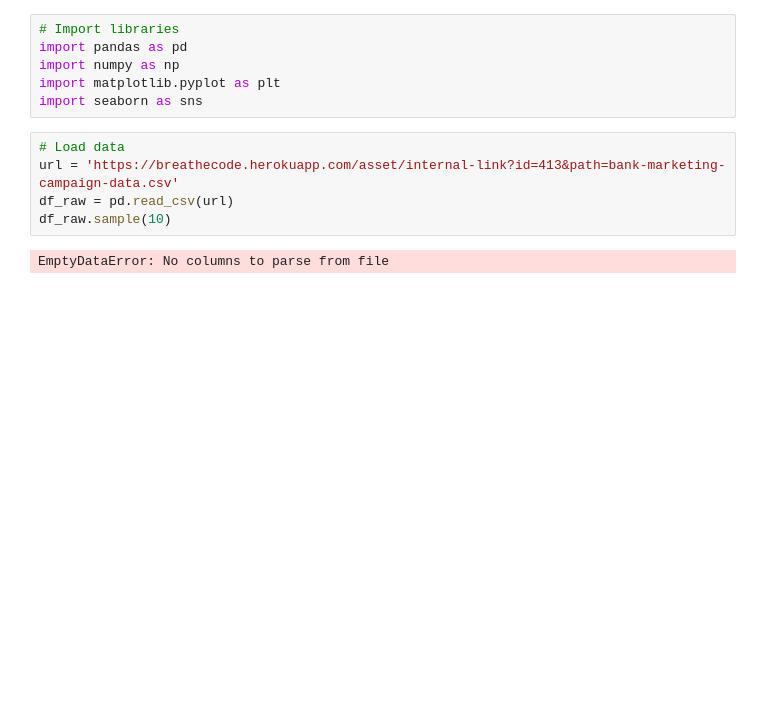
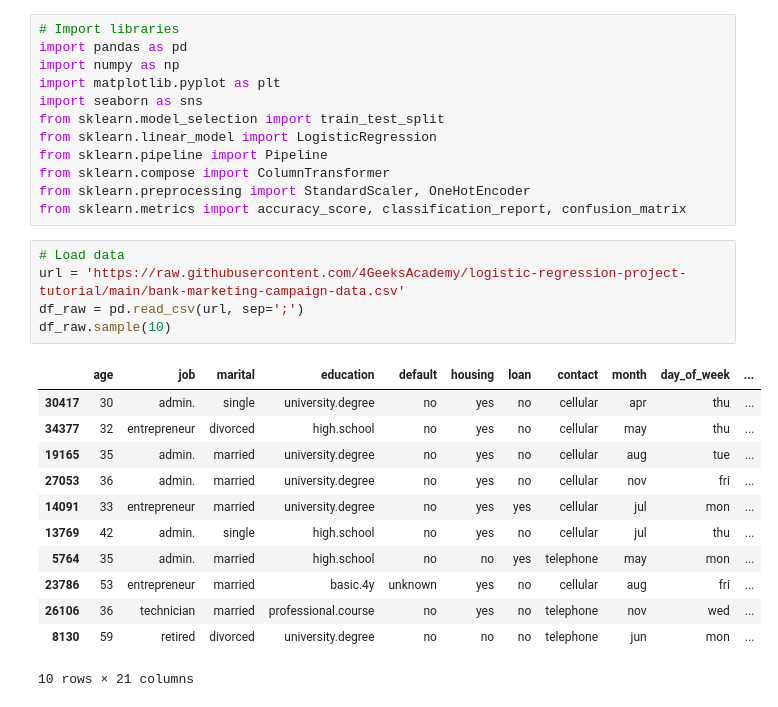
Before and after one commit to aguamelsu/DataScience-and-ML, a Jupyter notebook: homeworks/13_logistic_regression_project.ipynb, the cells around one changed output. Saved outputs shown, nothing was run; the diff lists cells and outputs as text; blank space fills up the shorter version.

Commit message:
Add banking project (logistic regression)

```diff
--- a/homeworks/13_logistic_regression_project.ipynb
+++ b/homeworks/13_logistic_regression_project.ipynb
@@ -6,10 +16,27 @@ import pandas as pd
 import numpy as np
 import matplotlib.pyplot as plt
 import seaborn as sns
+from sklearn.model_selection import train_test_split
+from sklearn.linear_model import LogisticRegression
+from sklearn.pipeline import Pipeline
+from sklearn.compose import ColumnTransformer
+from sklearn.preprocessing import StandardScaler, OneHotEncoder
+from sklearn.metrics import accuracy_score, classification_report, confusion_matrix
 # %%
 # Load data
-url = 'https://breathecode.herokuapp.com/asset/internal-link?id=413&path=bank-marketing-campaign-data.csv'
-df_raw = pd.read_csv(url)
+url = 'https://raw.githubusercontent.com/4GeeksAcademy/logistic-regression-project-tutorial/main/bank-marketing-campaign-data.csv'
+df_raw = pd.read_csv(url, sep=';')
 df_raw.sample(10)
 # %% [output]
+|  | age | job | marital | education | default | housing | loan | contact | month | day_of_week | ... |
+| 30417 | 30 | admin. | single | university.degree | no | yes | no | cellular | apr | thu | ... |
+| 34377 | 32 | entrepreneur | divorced | high.school | no | yes | no | cellular | may | thu | ... |
+| 19165 | 35 | admin. | married | university.degree | no | yes | no | cellular | aug | tue | ... |
+| 27053 | 36 | admin. | married | university.degree | no | yes | no | cellular | nov | fri | ... |
+| 14091 | 33 | entrepreneur | married | university.degree | no | yes | yes | cellular | jul | mon | ... |
+| 13769 | 42 | admin. | single | high.school | no | yes | no | cellular | jul | thu | ... |
+| 5764 | 35 | admin. | married | high.school | no | no | yes | telephone | may | mon | ... |
+| 23786 | 53 | entrepreneur | married | basic.4y | unknown | yes | no | cellular | aug | fri | ... |
+| 26106 | 36 | technician | married | professional.course | no | yes | no | telephone | nov | wed | ... |
+| 8130 | 59 | retired | divorced | university.degree | no | no | no | telephone | jun | mon | ... |
-EmptyDataError: No columns to parse from file
+10 rows × 21 columns
```
Also changed, not shown: parts of 28 cells of this notebook.
